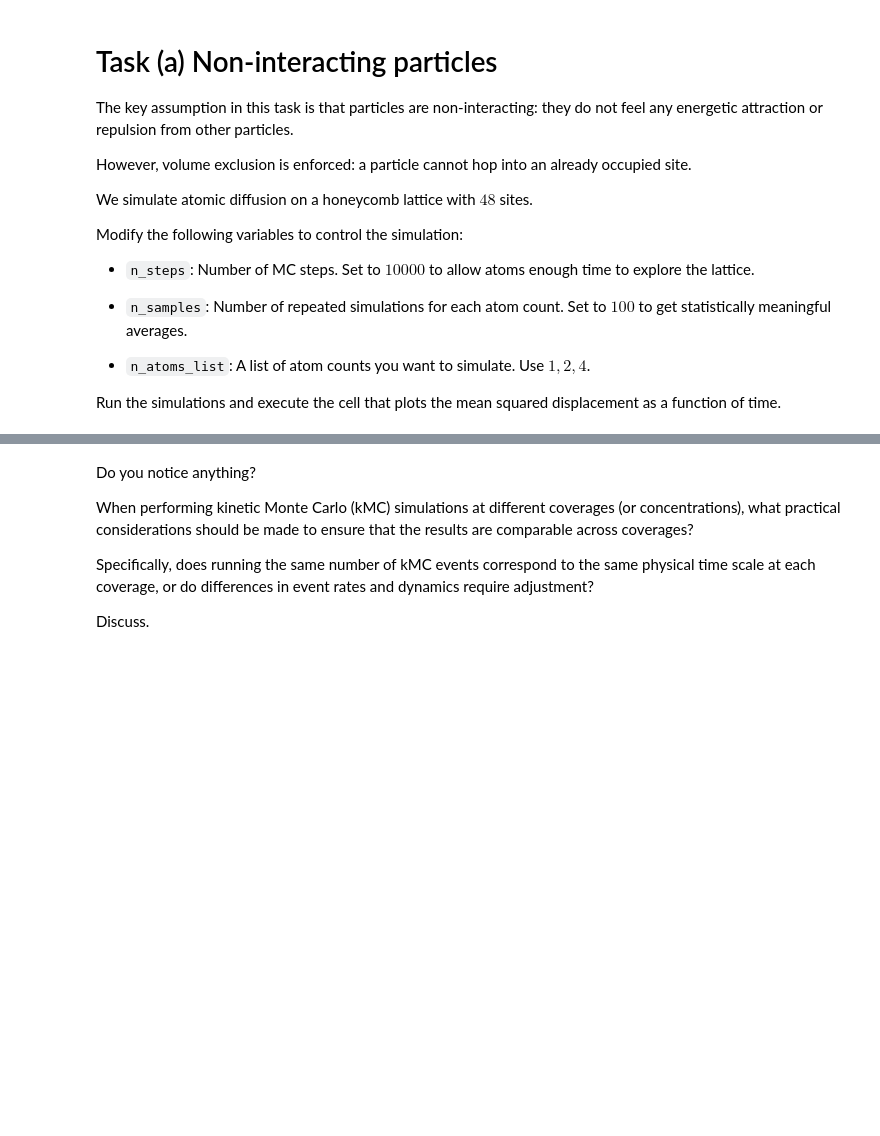
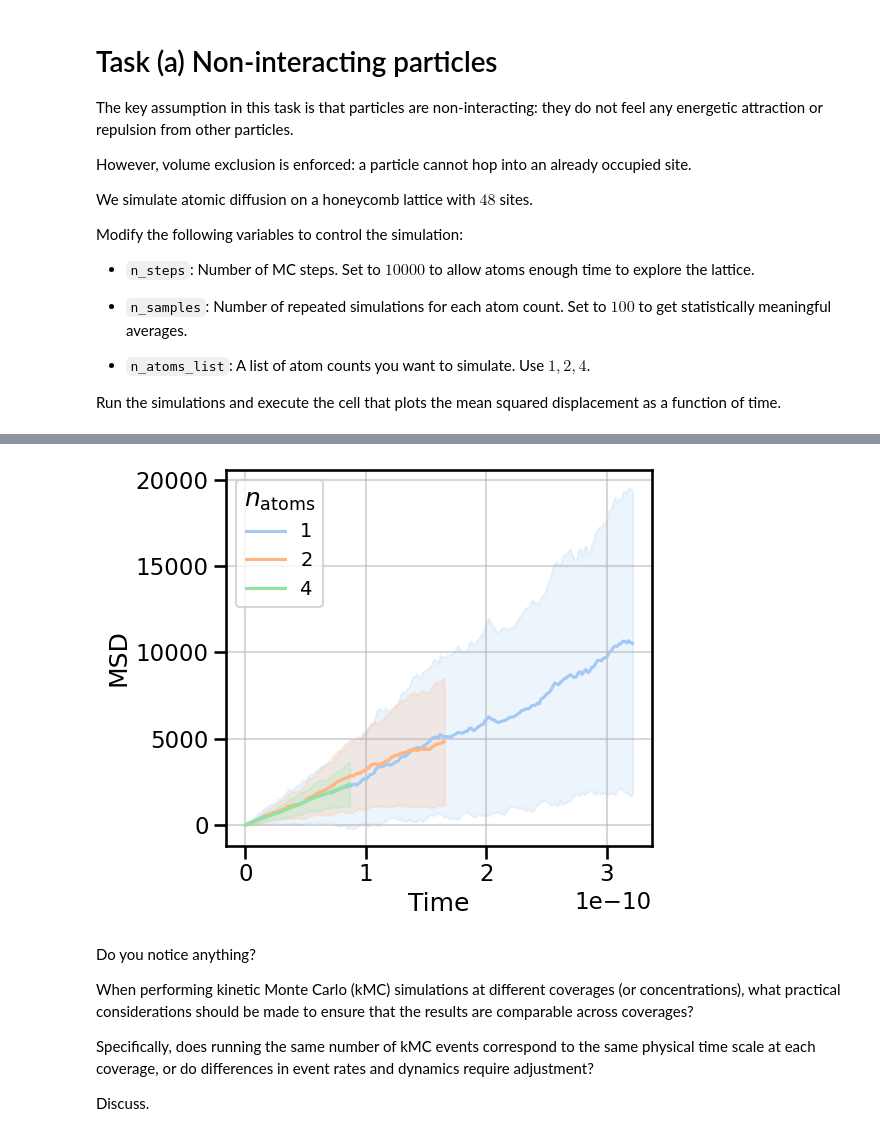
Before and after one commit to pyracetamol/tmms_2025, a Jupyter notebook: 07_kmc/Exercise_07_kmc.ipynb, the cells around one changed output, grey strips where cells are left out. Drawn from its saved outputs; the diff is of its cells as text; code cells hidden in the pictures; blank space fills up the shorter version.

```diff
--- a/07_kmc/Exercise_07_kmc.ipynb
+++ b/07_kmc/Exercise_07_kmc.ipynb
@@ -191,18 +201,20 @@ df_all = pd.concat(
 # %%
 # EXECUTE THIS CELL
 plt.figure(figsize=(6, 5))
 
-sns.lineplot(data=df_all, x="time", y="msd", hue="n_atoms", errorbar="sd", palette="Set2")
+sns.lineplot(data=df_all, x="time", y="msd", hue="n_atoms", errorbar="sd", palette="pastel")
 
 plt.xlabel("Time")
 plt.ylabel("MSD")
 
 #plt.xscale("log")
 plt.grid(alpha=0.5)
 
 plt.legend(title=r"$n_{\text{atoms}}$", fontsize=14)
 plt.tight_layout()
 plt.show()
+# %% [output]
+[figure, added]
 # %% [markdown]
 Do you notice anything?
 
```
Also changed, not shown: parts of 18 cells of this notebook.
